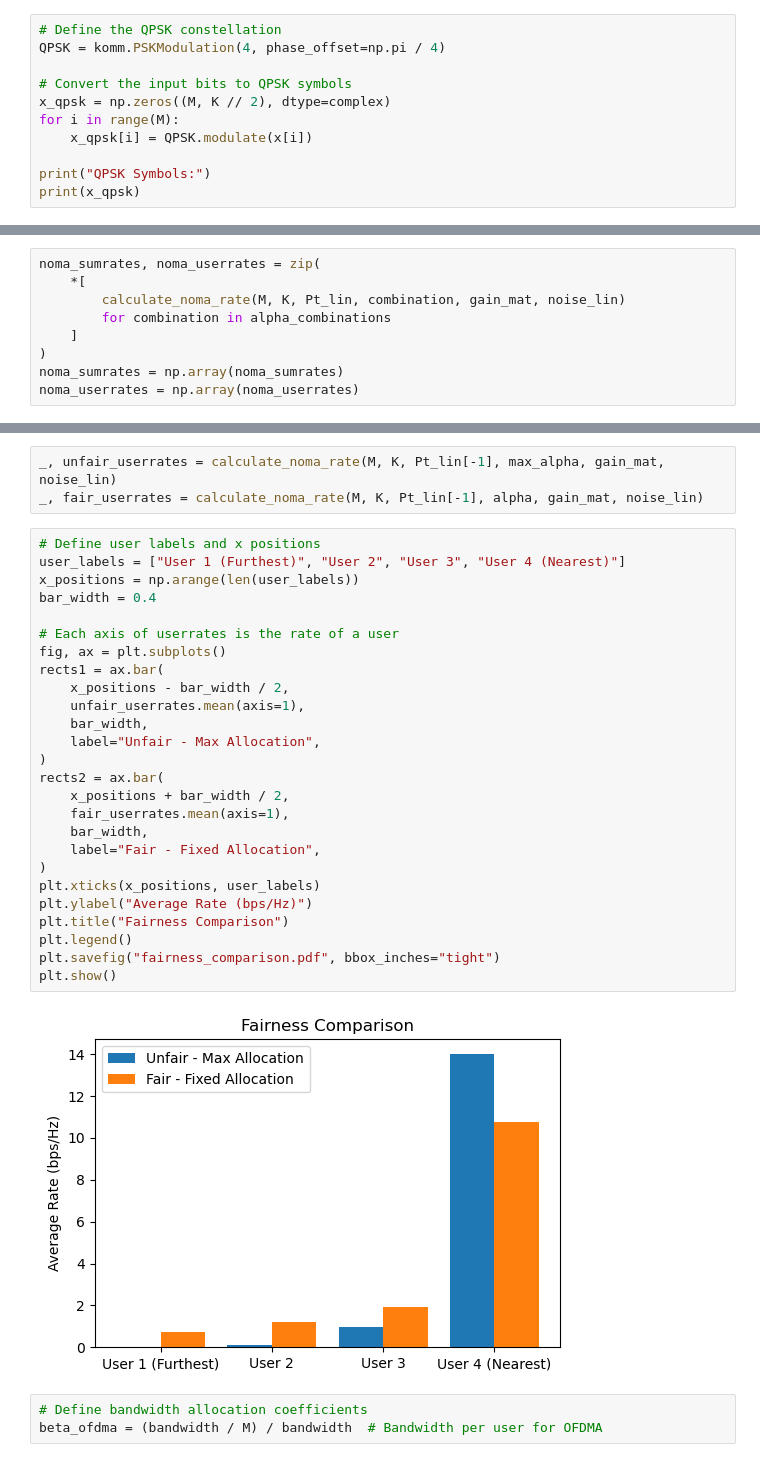
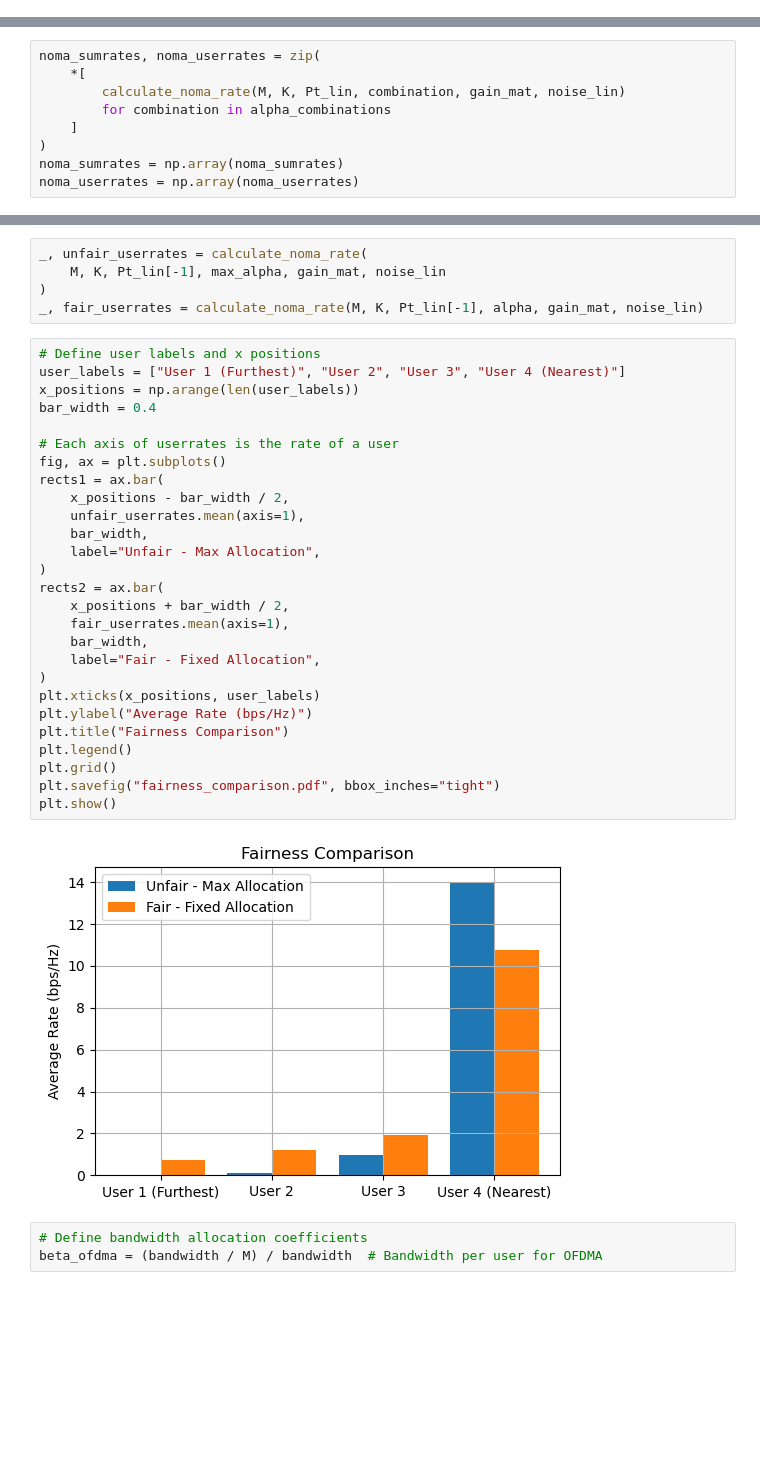
Before and after one commit to muhd-umer/comyx, a Jupyter notebook: assignments/assignment_2/noma_implementation.ipynb, the cells around one changed output, grey strips where cells are left out. Drawn from its saved outputs; the diff is of its cells as text; blank space fills up the shorter version.

```diff
--- a/assignments/assignment_2/noma_implementation.ipynb
+++ b/assignments/assignment_2/noma_implementation.ipynb
@@ -142,11 +122,0 @@ QPSK Modulation
-# %%
-# Define the QPSK constellation
-QPSK = komm.PSKModulation(4, phase_offset=np.pi / 4)
-
-# Convert the input bits to QPSK symbols
-x_qpsk = np.zeros((M, K // 2), dtype=complex)
-for i in range(M):
-    x_qpsk[i] = QPSK.modulate(x[i])
-
-print("QPSK Symbols:")
-print(x_qpsk)
@@ -206,36 +173,39 @@ Maximum Achievable Sum Rate:
 Optimal Allocation Matrix:
 [0.01 0.06 0.46 0.47]
 # %%
-_, unfair_userrates = calculate_noma_rate(M, K, Pt_lin[-1], max_alpha, gain_mat, noise_lin)
+_, unfair_userrates = calculate_noma_rate(
+    M, K, Pt_lin[-1], max_alpha, gain_mat, noise_lin
+)
 _, fair_userrates = calculate_noma_rate(M, K, Pt_lin[-1], alpha, gain_mat, noise_lin)
 # %%
 # Define user labels and x positions
 user_labels = ["User 1 (Furthest)", "User 2", "User 3", "User 4 (Nearest)"]
 x_positions = np.arange(len(user_labels))
 bar_width = 0.4
 
 # Each axis of userrates is the rate of a user
 fig, ax = plt.subplots()
 rects1 = ax.bar(
     x_positions - bar_width / 2,
     unfair_userrates.mean(axis=1),
     bar_width,
     label="Unfair - Max Allocation",
 )
 rects2 = ax.bar(
     x_positions + bar_width / 2,
     fair_userrates.mean(axis=1),
     bar_width,
     label="Fair - Fixed Allocation",
 )
 plt.xticks(x_positions, user_labels)
 plt.ylabel("Average Rate (bps/Hz)")
 plt.title("Fairness Comparison")
 plt.legend()
+plt.grid()
 plt.savefig("fairness_comparison.pdf", bbox_inches="tight")
 plt.show()
 # %% [output]
-[figure, old version]
+[figure, new version]
 # %%
 # Define bandwidth allocation coefficients
 beta_ofdma = (bandwidth / M) / bandwidth  # Bandwidth per user for OFDMA
```
Also changed, not shown: parts of 23 cells of this notebook, 8 other files.
